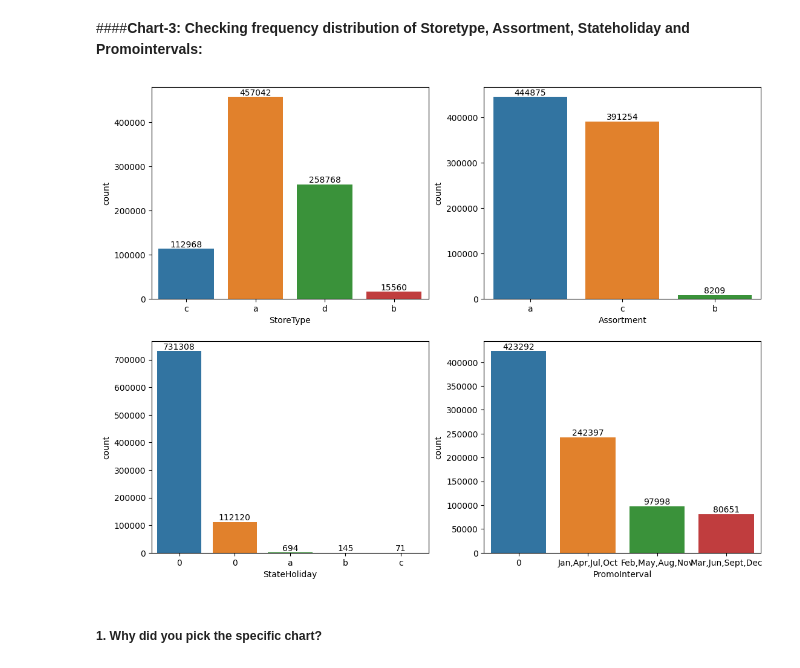
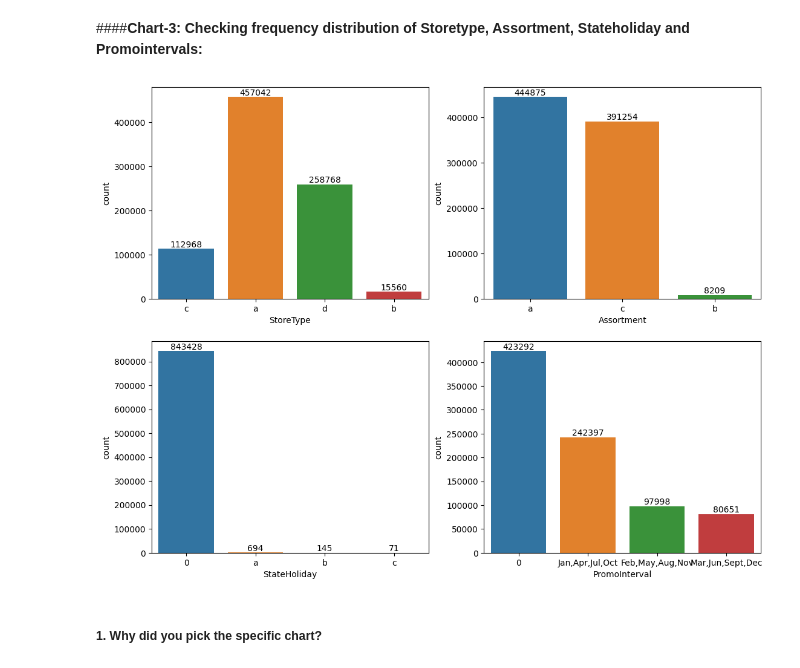
Before and after one commit to MohammadSarim/Capstone-Project-Retail-Sales-Prediction, a Jupyter notebook: Capstone_Project_Retail_Sales_Prediction.ipynb, the cells around one changed output. Saved outputs shown, nothing was run; the diff lists cells and outputs as text; code cells hidden in the pictures.

```diff
--- a/Capstone_Project_Retail_Sales_Prediction.ipynb
+++ b/Capstone_Project_Retail_Sales_Prediction.ipynb
@@ -903,27 +903,31 @@ Are there any insights that lead to negative growth? Justify with specific reaso
 ####**Chart-3: Checking frequency distribution of Storetype, Assortment, Stateholiday and Promointervals:**
 # %%
 # Store type and assortment
+# StateHoliday column has values 0 & "0", So, we need to change values with 0 to "0"
+Merged_Data['StateHoliday'].loc[Merged_Data['StateHoliday'] == 0] = '0'
+
 plt.figure(figsize=(13,10))
 
 plt.subplot(2,2,1)
 ax = sns.countplot(x='StoreType', data=Merged_Data)
 ax.bar_label(ax.containers[0])
 
 plt.subplot(2,2,2)
 ax = sns.countplot(x='Assortment', data=Merged_Data)
 ax.bar_label(ax.containers[0])
 
 plt.subplot(2,2,3)
+
 ax = sns.countplot(x='StateHoliday', data=Merged_Data)
 ax.bar_label(ax.containers[0])
 
 plt.subplot(2,2,4)
 ax = sns.countplot(x='PromoInterval', data=Merged_Data)
 ax.bar_label(ax.containers[0])
 
 plt.show()
 # %% [output]
-[figure, old version]
+[figure, new version]
 # %% [markdown]
 ##### 1. Why did you pick the specific chart?
 # %% [markdown]
```
Also changed, not shown: parts of 53 cells of this notebook.
